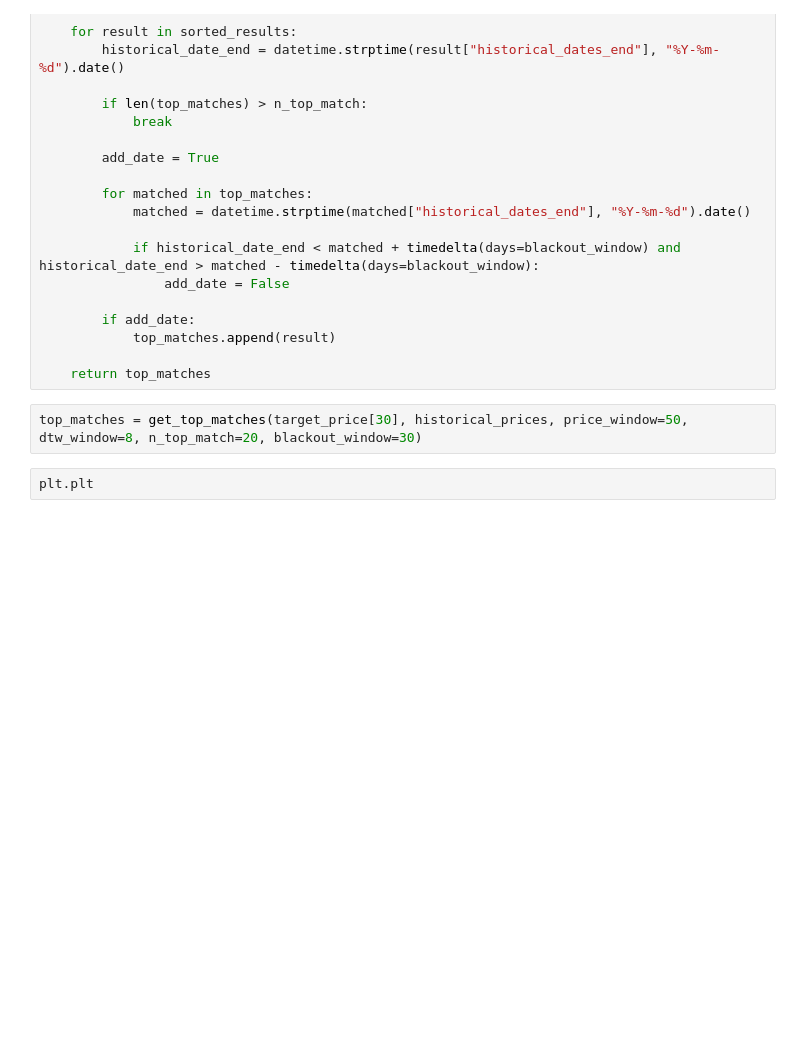
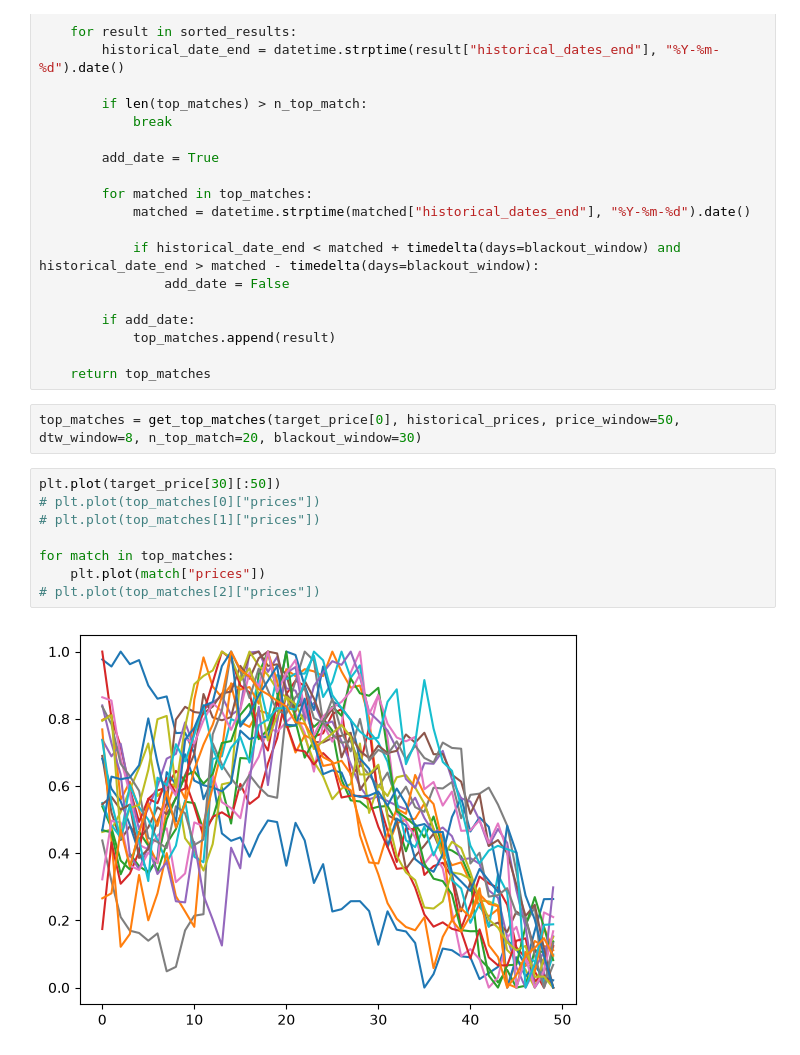
Before and after one commit to sachinstha9/motif, a Jupyter notebook: index.ipynb, the cells around one changed output. Drawn from its saved outputs; the diff is of its cells as text; blank space fills up the shorter version.

Commit message:
average vs actual price

```diff
--- a/index.ipynb
+++ b/index.ipynb
@@ -102,6 +116,14 @@ def get_top_matches(target_pattern, historical_prices, price_window=50, dtw_wind
 
     return top_matches
 # %%
-top_matches = get_top_matches(target_price[30], historical_prices, price_window=50, dtw_window=8, n_top_match=20, blackout_window=30)
+top_matches = get_top_matches(target_price[0], historical_prices, price_window=50, dtw_window=8, n_top_match=20, blackout_window=30)
 # %%
-plt.plt
+plt.plot(target_price[30][:50])
+# plt.plot(top_matches[0]["prices"])
+# plt.plot(top_matches[1]["prices"])
+
+for match in top_matches:
+    plt.plot(match["prices"])
+# plt.plot(top_matches[2]["prices"])
+# %% [output]
+[figure, added]
```
Also changed, not shown: parts of 4 cells of this notebook.
